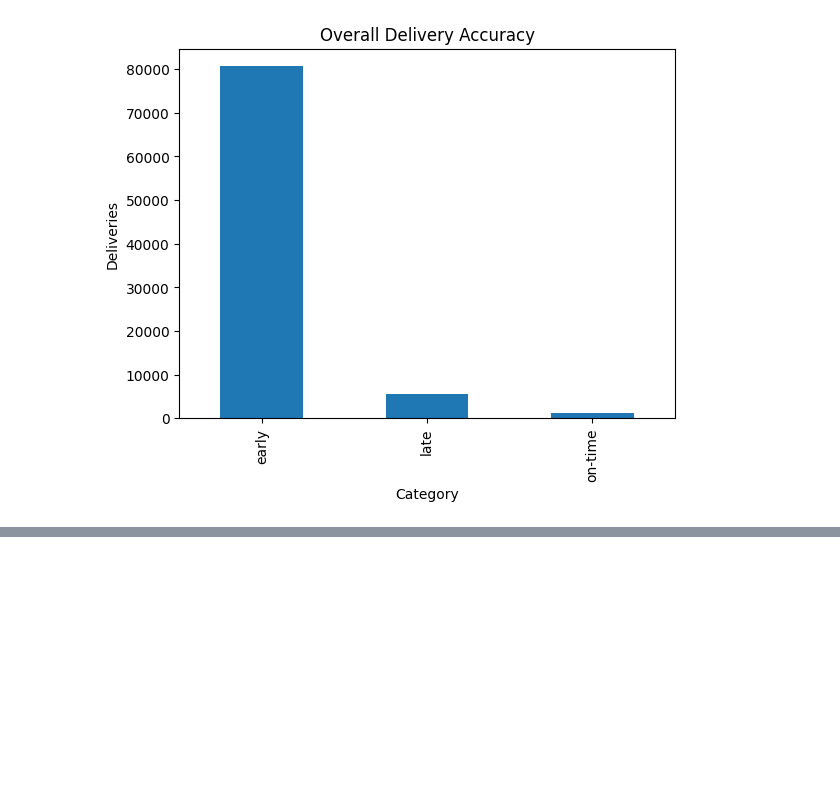
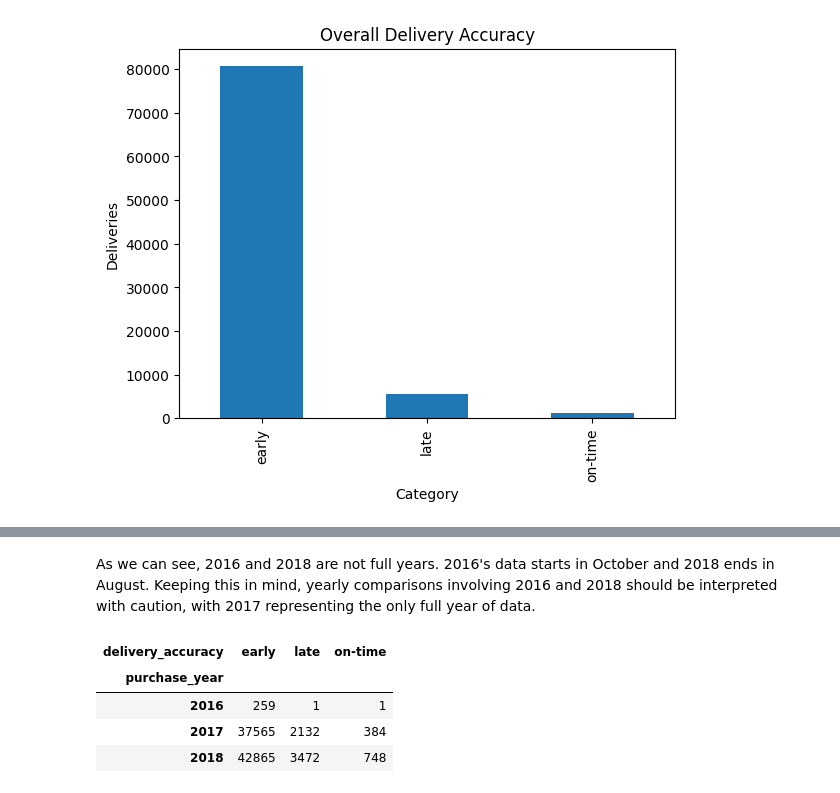
Before and after one commit to juanyeremia/ecommerce_sc_analysis, a Jupyter notebook: eda.ipynb, the cells around one changed output, grey strips where cells are left out. Cells and saved outputs as stored; diff of their text form; code cells hidden in the pictures; blank space fills up the shorter version.

```diff
--- a/eda.ipynb
+++ b/eda.ipynb
@@ -472,0 +488,20 @@ delivery_accuracy.plot(
+# %% [markdown]
+As we can see, 2016 and 2018 are not full years. 2016's data starts in October and 2018 ends in August. Keeping this in mind, yearly comparisons involving 2016 and 2018 should be interpreted with caution, with 2017 representing the only full year of data.
+# %%
+# Obtain purchase year
+df_delivery_accuracy["purchase_year"] = df_delivery_accuracy["order_purchase_timestamp"].dt.year
+
+#
+yearly_accuracy = (
+    df_delivery_accuracy
+    .groupby(["purchase_year", "delivery_accuracy"])
+    .size()
+    .unstack(fill_value=0)
+)
+yearly_accuracy
+# %% [output]
+| delivery_accuracy | early | late | on-time |
+| purchase_year |  |  |  |
+| 2016 | 259 | 1 | 1 |
+| 2017 | 37565 | 2132 | 384 |
+| 2018 | 42865 | 3472 | 748 |
```
Also changed, not shown: parts of 11 cells of this notebook.
